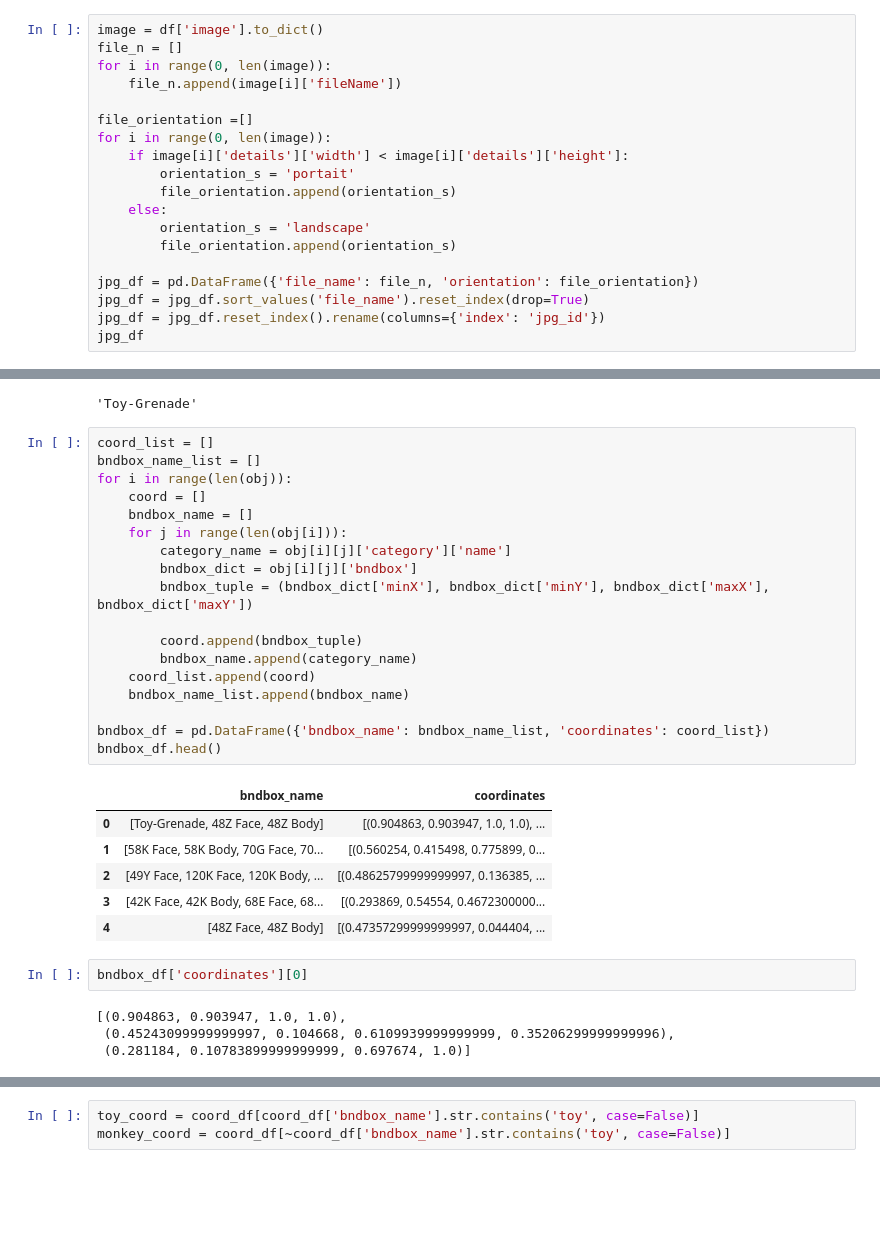
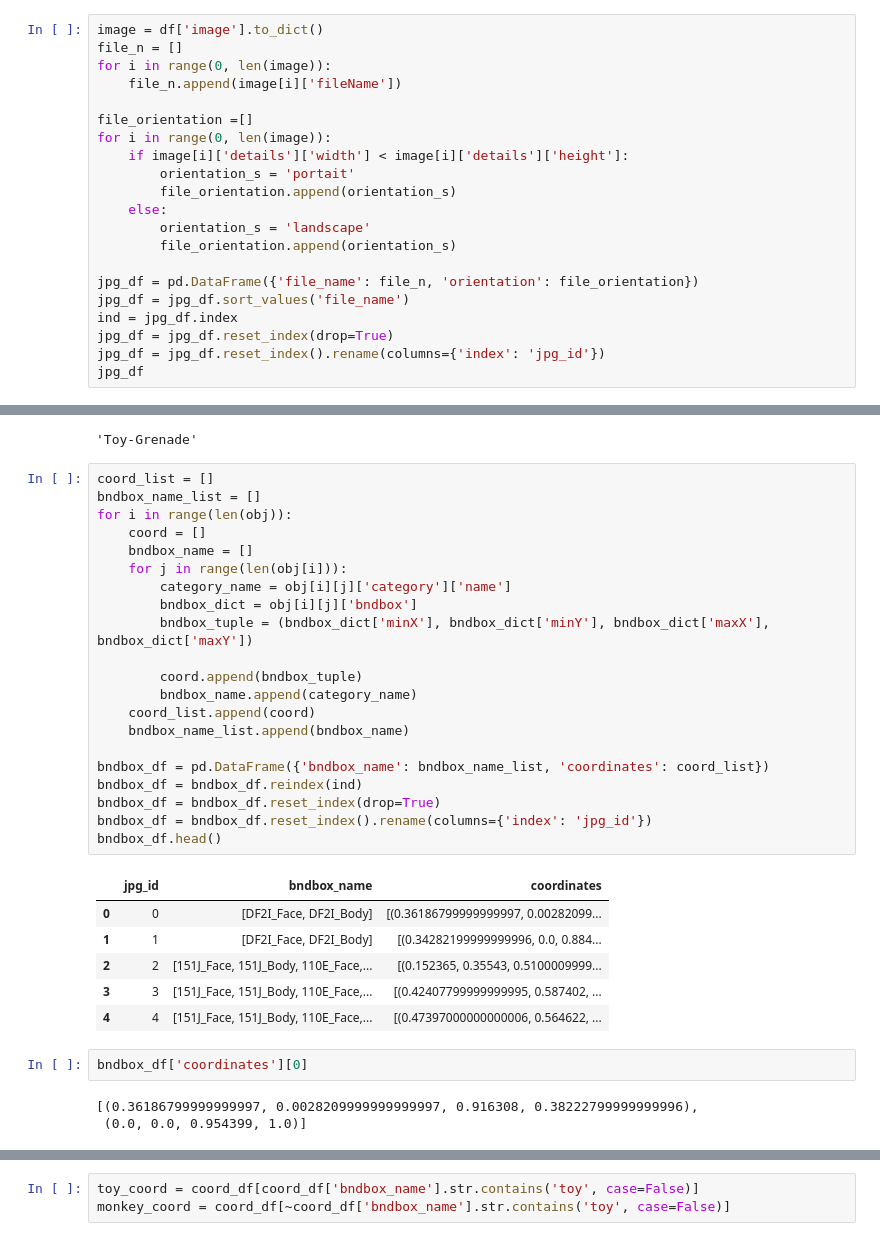
Before and after one commit to julie0924/PhotoMetadata, a Jupyter notebook: json/ReadingJSON.ipynb, the cells around one changed output, grey strips where cells are left out. Saved outputs shown, nothing was run; the diff lists cells and outputs as text; blank space fills up the shorter version.

```diff
--- a/json/ReadingJSON.ipynb
+++ b/json/ReadingJSON.ipynb
@@ -50,7 +50,9 @@ for i in range(0, len(image)):
         file_orientation.append(orientation_s)
 
 jpg_df = pd.DataFrame({'file_name': file_n, 'orientation': file_orientation})
-jpg_df = jpg_df.sort_values('file_name').reset_index(drop=True)
+jpg_df = jpg_df.sort_values('file_name')
+ind = jpg_df.index
+jpg_df = jpg_df.reset_index(drop=True)
 jpg_df = jpg_df.reset_index().rename(columns={'index': 'jpg_id'})
 jpg_df
 # %% [output]
@@ -77,34 +86,36 @@ obj[0][0]['category']['name']
 # %%
 coord_list = []
 bndbox_name_list = []
 for i in range(len(obj)):
     coord = []
     bndbox_name = []
     for j in range(len(obj[i])):
         category_name = obj[i][j]['category']['name']
         bndbox_dict = obj[i][j]['bndbox']
         bndbox_tuple = (bndbox_dict['minX'], bndbox_dict['minY'], bndbox_dict['maxX'], bndbox_dict['maxY'])
 
         coord.append(bndbox_tuple)
         bndbox_name.append(category_name)
     coord_list.append(coord)
     bndbox_name_list.append(bndbox_name)
 
 bndbox_df = pd.DataFrame({'bndbox_name': bndbox_name_list, 'coordinates': coord_list})
+bndbox_df = bndbox_df.reindex(ind)
+bndbox_df = bndbox_df.reset_index(drop=True)
+bndbox_df = bndbox_df.reset_index().rename(columns={'index': 'jpg_id'})
 bndbox_df.head()
 # %% [output]
-|  | bndbox_name | coordinates |
-| 0 | [Toy-Grenade, 48Z Face, 48Z Body] | [(0.904863, 0.903947, 1.0, 1.0), ... |
-| 1 | [58K Face, 58K Body, 70G Face, 70... | [(0.560254, 0.415498, 0.775899, 0... |
-| 2 | [49Y Face, 120K Face, 120K Body, ... | [(0.48625799999999997, 0.136385, ... |
-| 3 | [42K Face, 42K Body, 68E Face, 68... | [(0.293869, 0.54554, 0.4672300000... |
-| 4 | [48Z Face, 48Z Body] | [(0.47357299999999997, 0.044404, ... |
+|  | jpg_id | bndbox_name | coordinates |
+| 0 | 0 | [DF2I_Face, DF2I_Body] | [(0.36186799999999997, 0.00282099... |
+| 1 | 1 | [DF2I_Face, DF2I_Body] | [(0.34282199999999996, 0.0, 0.884... |
+| 2 | 2 | [151J_Face, 151J_Body, 110E_Face,... | [(0.152365, 0.35543, 0.5100009999... |
+| 3 | 3 | [151J_Face, 151J_Body, 110E_Face,... | [(0.42407799999999995, 0.587402, ... |
+| 4 | 4 | [151J_Face, 151J_Body, 110E_Face,... | [(0.47397000000000006, 0.564622, ... |
 # %%
 bndbox_df['coordinates'][0]
 # %% [output]
-[(0.904863, 0.903947, 1.0, 1.0),
- (0.45243099999999997, 0.104668, 0.6109939999999999, 0.35206299999999996),
- (0.281184, 0.10783899999999999, 0.697674, 1.0)]
+[(0.36186799999999997, 0.0028209999999999997, 0.916308, 0.38222799999999996),
+ (0.0, 0.0, 0.954399, 1.0)]
 # %%
 coord_df = pd.concat([jpg_df['file_name'], bndbox_df], axis = 1)
 coord_df.head(3)
```
Also changed, not shown: parts of 22 cells of this notebook, 5 other files.
